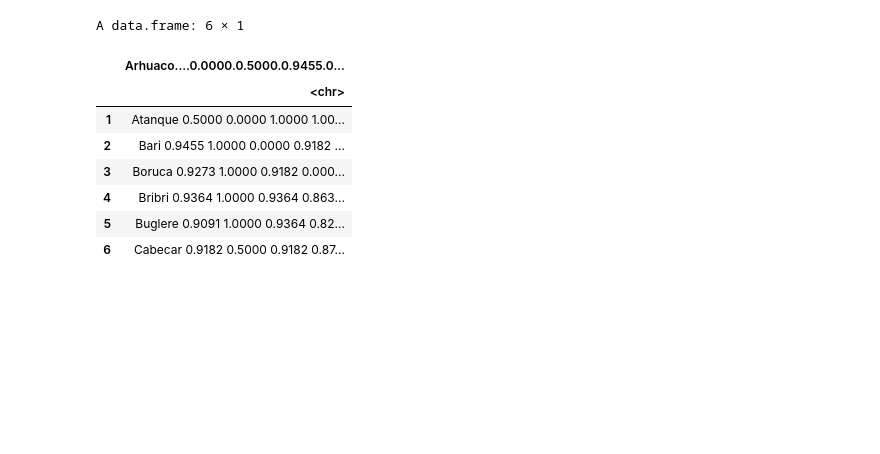
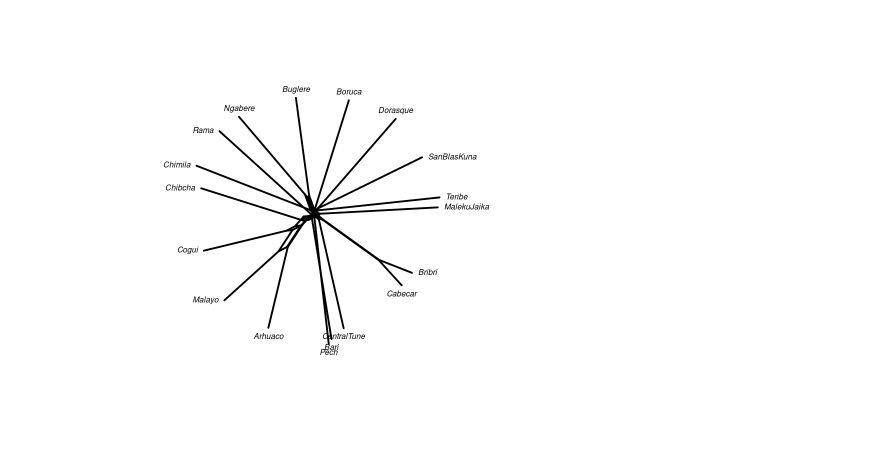
Before and after one commit to lexibank/constenlachibchan, a Jupyter notebook: scripts/nnj.ipynb, the cells around one changed output. Saved outputs shown, nothing was run; the diff lists cells and outputs as text; code cells hidden in the pictures; blank space fills up the shorter version.

```diff
--- a/scripts/nnj.ipynb
+++ b/scripts/nnj.ipynb
@@ -1,24 +1,17 @@
+# %%
+library(phangorn)
+library(rgl)
+
+chib_dist <- read.csv('chib_dist.csv',
+                     header = T)
+# head(chib_dist)
+
+chib_dist <- as.dist(chib_dist[,-1]) # In das "dist"-Format umwandeln
+# chib_dist
 # %%
-library(phangorn)
-library(rgl)
-
-chib_dist <- read.csv('scripts/chib_dis.csv')
-head(chib_dist)
-
-# chib_dist <- as.dist(chib_dist) # In das "dist"-Format umwandeln
-# chib_dist
-
-# nnet <- neighborNet(chib_dist, ord=NULL)
-# plot(nnet, "2D", cex=0.8) # sieht manchmal komisch aus (siehe "Note"). In dem Fall einfach nochmal plotten bis es passt oder 3D betrachten.
+nnet <- neighborNet(chib_dist, ord=NULL)
+plot(nnet, "2D", cex=0.8) # sieht manchmal komisch aus (siehe "Note"). In dem Fall einfach nochmal plotten bis es passt oder 3D betrachten.
 
 # plot(nnet, "3D", cex=0.8)
 # %% [output]
-A data.frame: 6 × 1
-|  | Arhuaco....0.0000.0.5000.0.9455.0... |
-|  | <chr> |
-| 1 | Atanque 0.5000 0.0000 1.0000 1.00... |
-| 2 | Bari 0.9455 1.0000 0.0000 0.9182 ... |
-| 3 | Boruca 0.9273 1.0000 0.9182 0.000... |
-| 4 | Bribri 0.9364 1.0000 0.9364 0.863... |
-| 5 | Buglere 0.9091 1.0000 0.9364 0.82... |
-| 6 | Cabecar 0.9182 0.5000 0.9182 0.87... |
+[figure, added]
```
Also changed, not shown: 8 other files.
